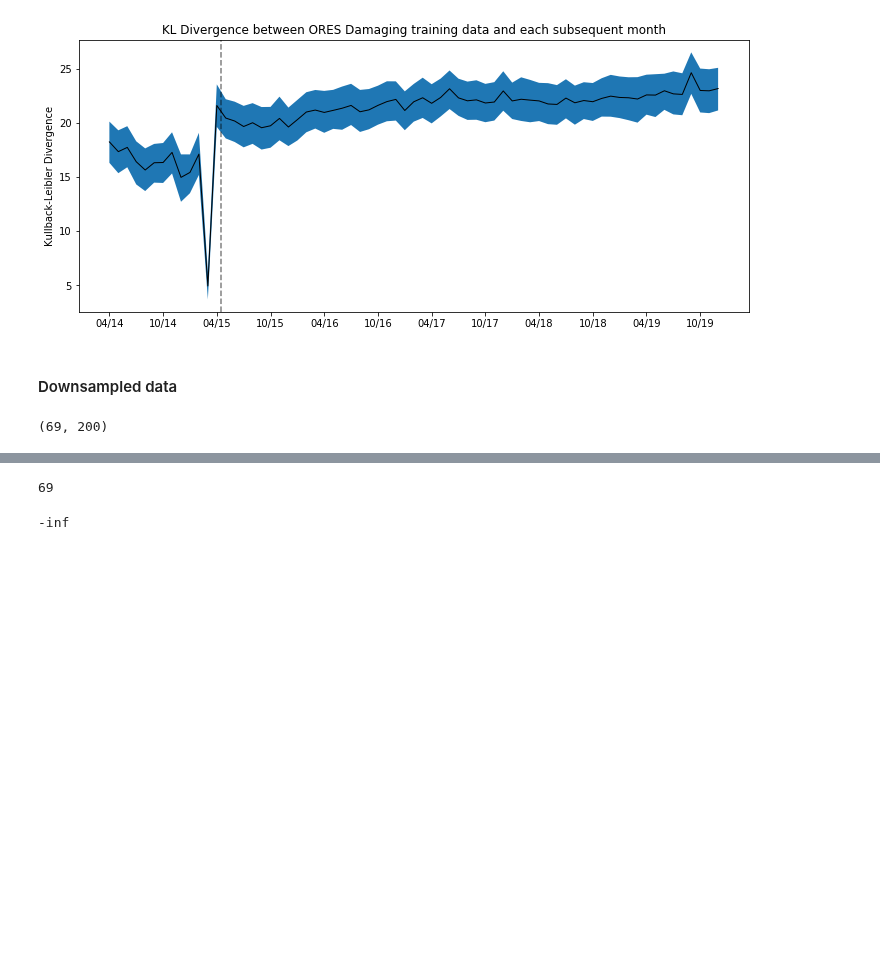
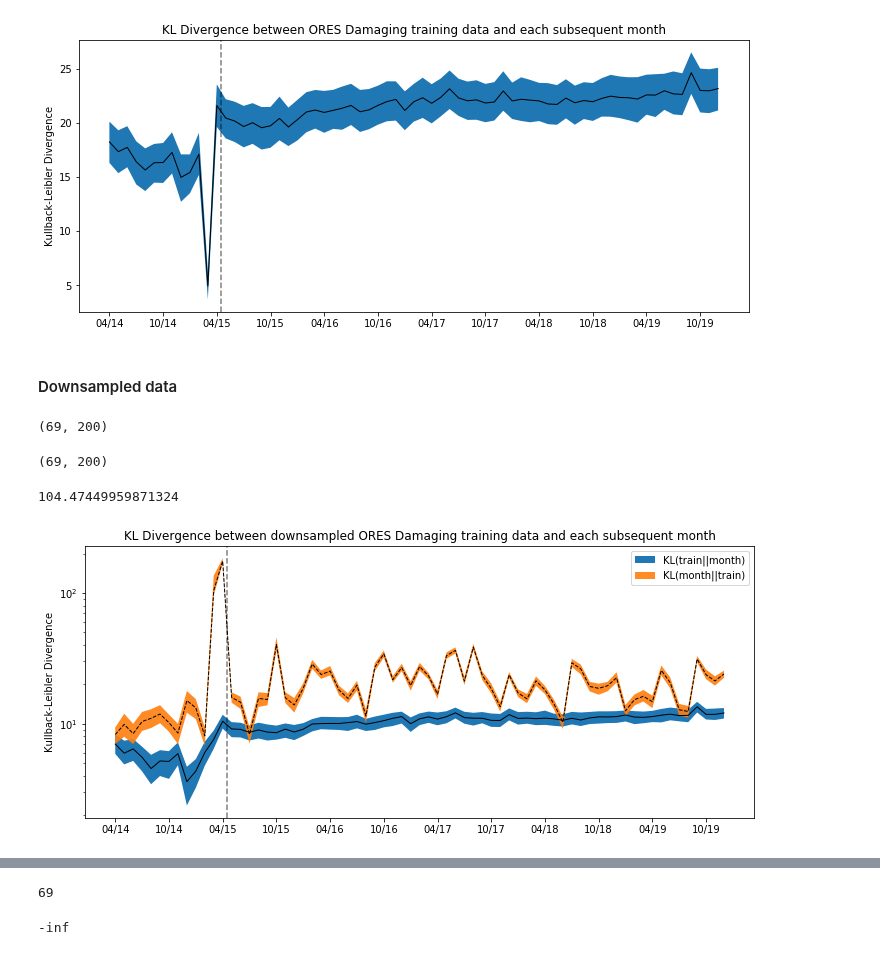
Before and after one commit to levon003/wiki-ores-feedback, a Jupyter notebook: notebook/DataShiftExploration.ipynb, the cells around one changed output, grey strips where cells are left out. Drawn from its saved outputs; the diff is of its cells as text; code cells hidden in the pictures; blank space fills up the shorter version.

```diff
--- a/notebook/DataShiftExploration.ipynb
+++ b/notebook/DataShiftExploration.ipynb
@@ -454,3 +454,61 @@ kld_df = kld_df.iloc[:,1:]
 kld_df.shape
 # %% [output]
 (69, 200)
+# %%
+# load from file
+training_kld_filepath = os.path.join(working_dir, "month_sample_training_downsampled_inverse_kld_200.csv")
+inverse_kld_df = pd.read_csv(training_kld_filepath, header=None).rename(columns={0: 'month_id'})
+
+# remove the month_id identifier column
+inverse_kld_df = inverse_kld_df.iloc[:,1:]
+
+assert len(inverse_kld_df) == len(kld_df)
+inverse_kld_df.shape
+# %% [output]
+(69, 200)
+# %%
+means = inverse_kld_df.mean(axis=1)
+np.median(inverse_kld_df.iloc[11,:])
+# %% [output]
+104.47449959871324
+# %%
+fig, ax = plt.subplots(1, 1, figsize=(12, 5))
+
+x = range(len(kld_df))
+assert len(x) == len(month_id_list)
+means = kld_df.median(axis=1)
+ax.plot(x, means, color='black', linewidth=1)
+
+bottom = kld_df.quantile(q=0.05, axis=1)
+top = kld_df.quantile(q=0.95, axis=1)
+ax.fill_between(x, bottom, top, label='KL(train||month)')
+
+# now plot inverse KLD
+means = inverse_kld_df.median(axis=1)
+#means[12] /= 10
+ax.plot(x, means, color='black', linewidth=1, linestyle='--')
+
+bottom = inverse_kld_df.quantile(q=0.05, axis=1)
+top = inverse_kld_df.quantile(q=0.95, axis=1)
+#bottom[12] /= 10
+#top[12] /= 10
+ax.fill_between(x, bottom, top, label='KL(month||train)', alpha=0.9)
+
+# mark the end of the training period with a line
+plt.axvline(12.5, color='black', linestyle='--', alpha=0.5)
+
+xticks = x[::6]
+xtick_labels = [str(month_id)[4:] + "/" + str(month_id)[2:4] for month_id in month_id_list[::6]]
+assert len(xticks) == len(xtick_labels), len(xtick_labels)
+ax.set_xticks(xticks)
+ax.set_xticklabels(xtick_labels)
+
+ax.set_title("KL Divergence between downsampled ORES Damaging training data and each subsequent month")
+ax.set_ylabel("Kullback-Leibler Divergence")
+
+plt.yscale('log')
+
+plt.legend()
+plt.show()
+# %% [output]
+[figure, added]
```
Also changed, not shown: parts of 3 cells of this notebook, 10 other files.
